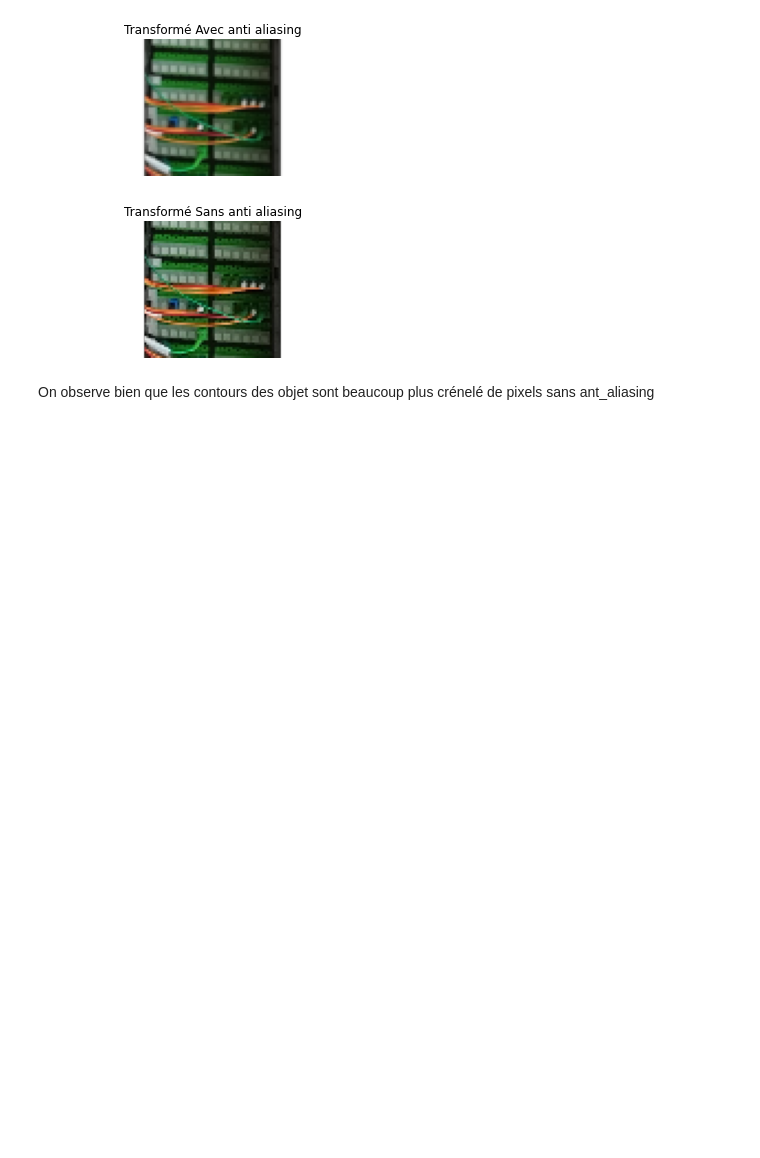
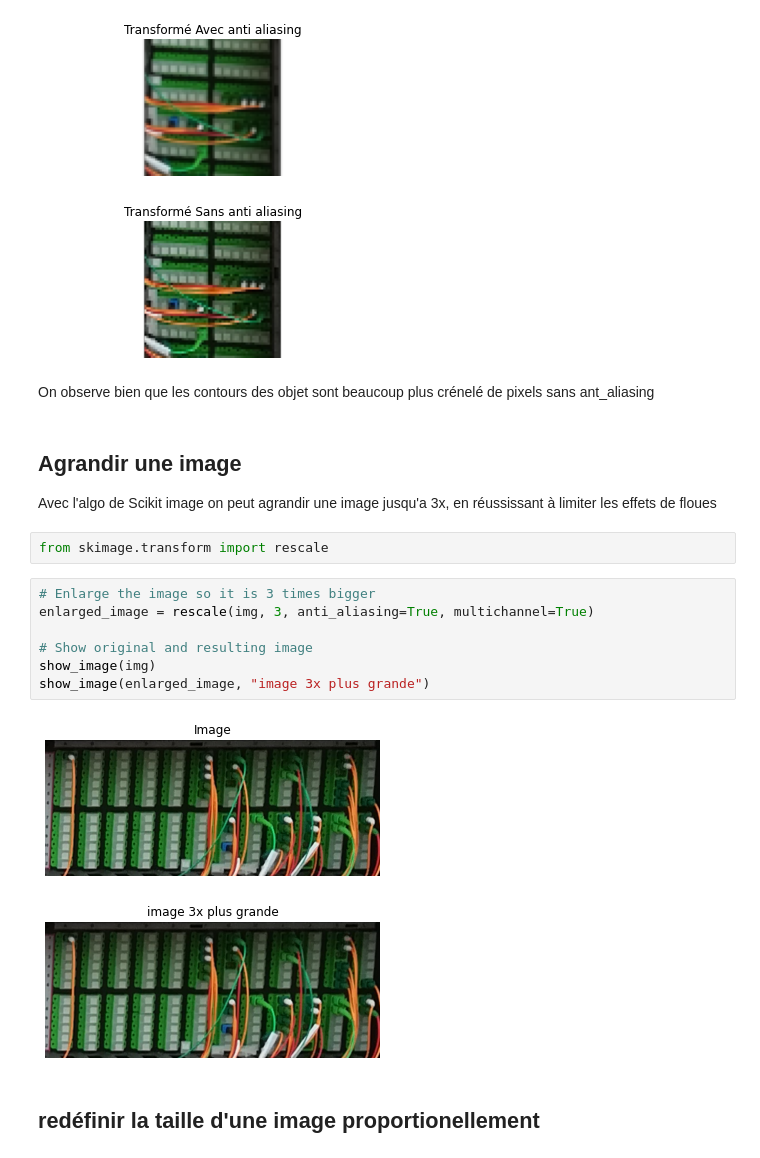
Before and after one commit to Syllaweg/Datascience_toolkit, a Jupyter notebook: Image_processing/III_rescaling_rotating.ipynb, the cells around one changed output. Cells and saved outputs as stored; diff of their text form; blank space fills up the shorter version.

Commit message:
agrandir une image

```diff
--- a/Image_processing/III_rescaling_rotating.ipynb
+++ b/Image_processing/III_rescaling_rotating.ipynb
@@ -41,3 +41,20 @@ show_image(rescaled_without_antialiasing, "Transformé Sans anti aliasing")
 [figure]
 # %% [markdown]
 On observe bien que les contours des objet sont beaucoup plus crénelé de pixels sans ant_aliasing
+# %% [markdown]
+## Agrandir une image
+Avec l'algo de Scikit image on peut agrandir une image jusqu'a 3x, en réussissant à limiter les effets de floues
+# %%
+from skimage.transform import rescale
+# %%
+# Enlarge the image so it is 3 times bigger
+enlarged_image = rescale(img, 3, anti_aliasing=True, multichannel=True)
+
+# Show original and resulting image
+show_image(img)
+show_image(enlarged_image, "image 3x plus grande")
+# %% [output]
+[figure, added]
+[figure, added]
+# %% [markdown]
+## redéfinir la taille d'une image proportionellement
```
